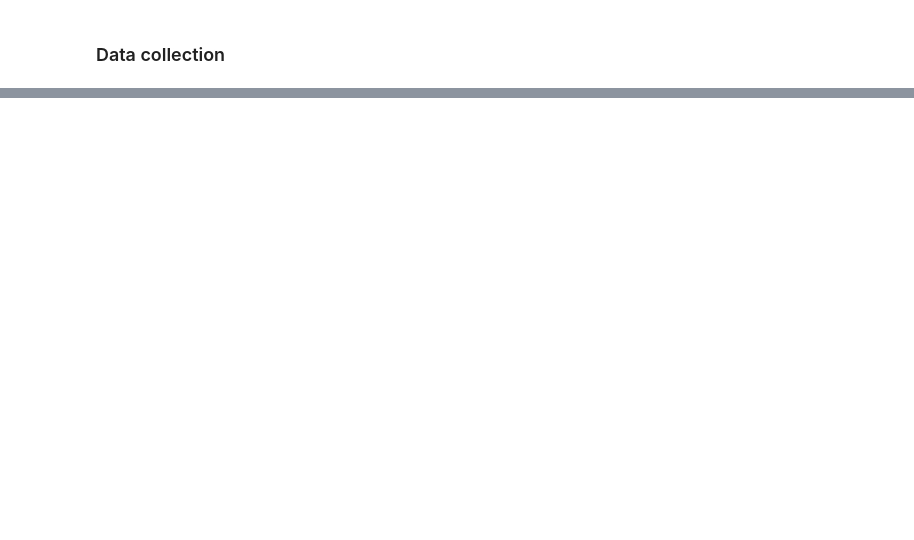
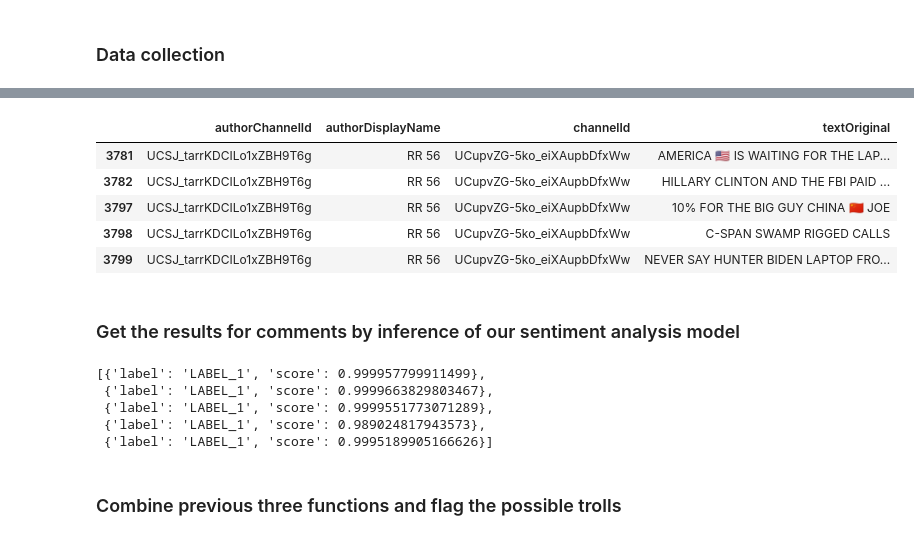
Before and after one commit to samuelgecik/SaSW_zadanie, a Jupyter notebook: test.ipynb, the cells around one changed output, grey strips where cells are left out. Drawn from its saved outputs; the diff is of its cells as text; code cells hidden in the pictures; blank space fills up the shorter version.

```diff
--- a/test.ipynb
+++ b/test.ipynb
@@ -55,0 +64,2 @@ top_commenters[0].head(10)
+# %%
+comments = get_comments(df, channelName=None, authorChannelId=None, top_authors=5)
@@ -55,0 +70,11 @@ top_commenters[0].head(10)
+# %%
+comments[1].head(5)
+# %% [output]
+|  | authorChannelId | authorDisplayName | channelId | textOriginal |
+| 3781 | UCSJ_tarrKDCILo1xZBH9T6g | RR 56 | UCupvZG-5ko_eiXAupbDfxWw | AMERICA 🇺🇸 IS WAITING FOR THE LAP... |
+| 3782 | UCSJ_tarrKDCILo1xZBH9T6g | RR 56 | UCupvZG-5ko_eiXAupbDfxWw | HILLARY CLINTON AND THE FBI PAID ... |
+| 3797 | UCSJ_tarrKDCILo1xZBH9T6g | RR 56 | UCupvZG-5ko_eiXAupbDfxWw | 10% FOR THE BIG GUY CHINA 🇨🇳 JOE |
+| 3798 | UCSJ_tarrKDCILo1xZBH9T6g | RR 56 | UCupvZG-5ko_eiXAupbDfxWw | C-SPAN SWAMP RIGGED CALLS |
+| 3799 | UCSJ_tarrKDCILo1xZBH9T6g | RR 56 | UCupvZG-5ko_eiXAupbDfxWw | NEVER SAY HUNTER BIDEN LAPTOP FRO... |
+# %% [markdown]
+### Get the results for comments by inference of our sentiment analysis model
@@ -55,0 +83,10 @@ top_commenters[0].head(10)
+# %%
+sentiment[:5]
+# %% [output]
+[{'label': 'LABEL_1', 'score': 0.999957799911499},
+ {'label': 'LABEL_1', 'score': 0.9999663829803467},
+ {'label': 'LABEL_1', 'score': 0.9999551773071289},
+ {'label': 'LABEL_1', 'score': 0.989024817943573},
+ {'label': 'LABEL_1', 'score': 0.9995189905166626}]
+# %% [markdown]
+### Combine previous three functions and flag the possible trolls
```
Also changed, not shown: parts of 15 cells of this notebook, 6 other files.
